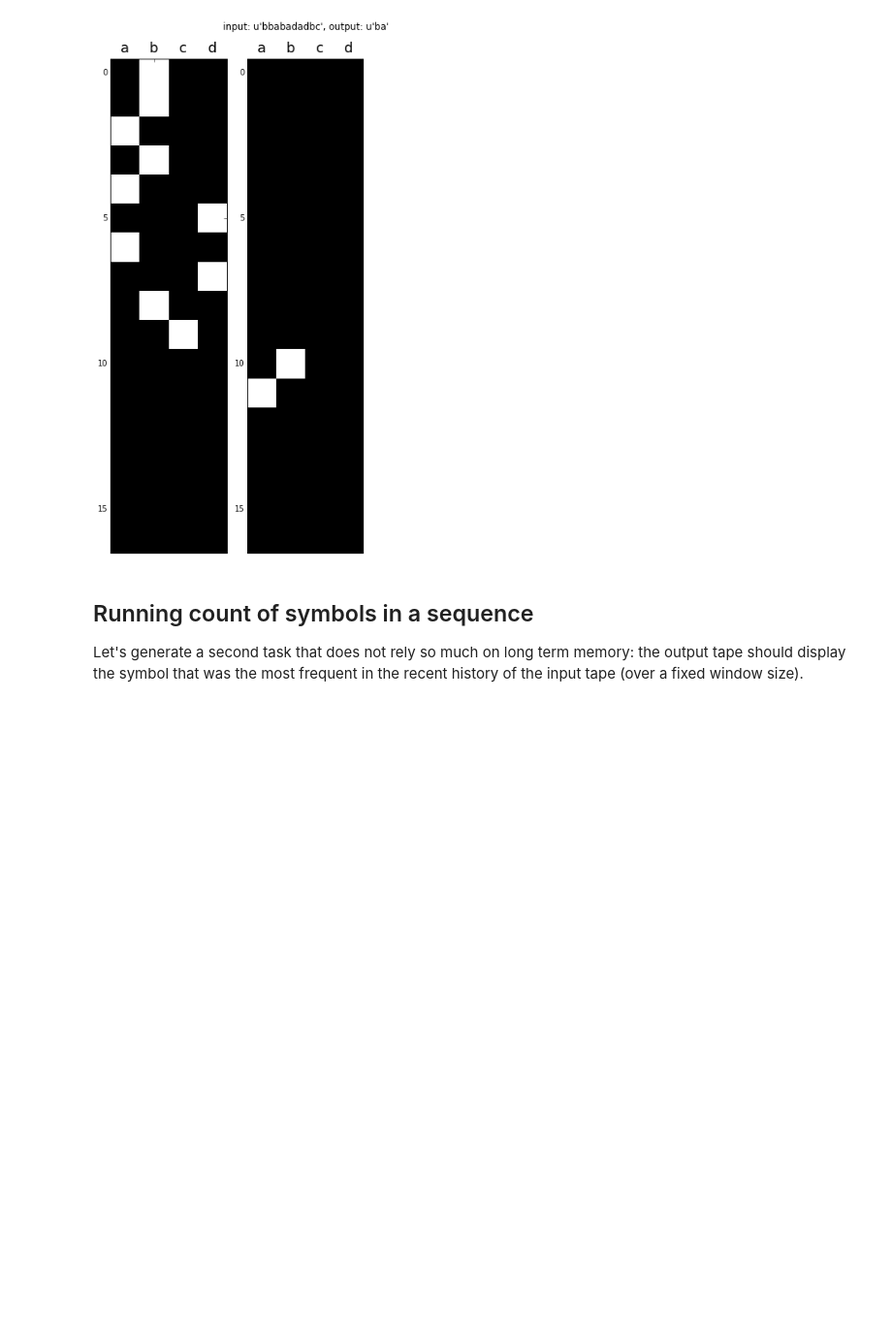
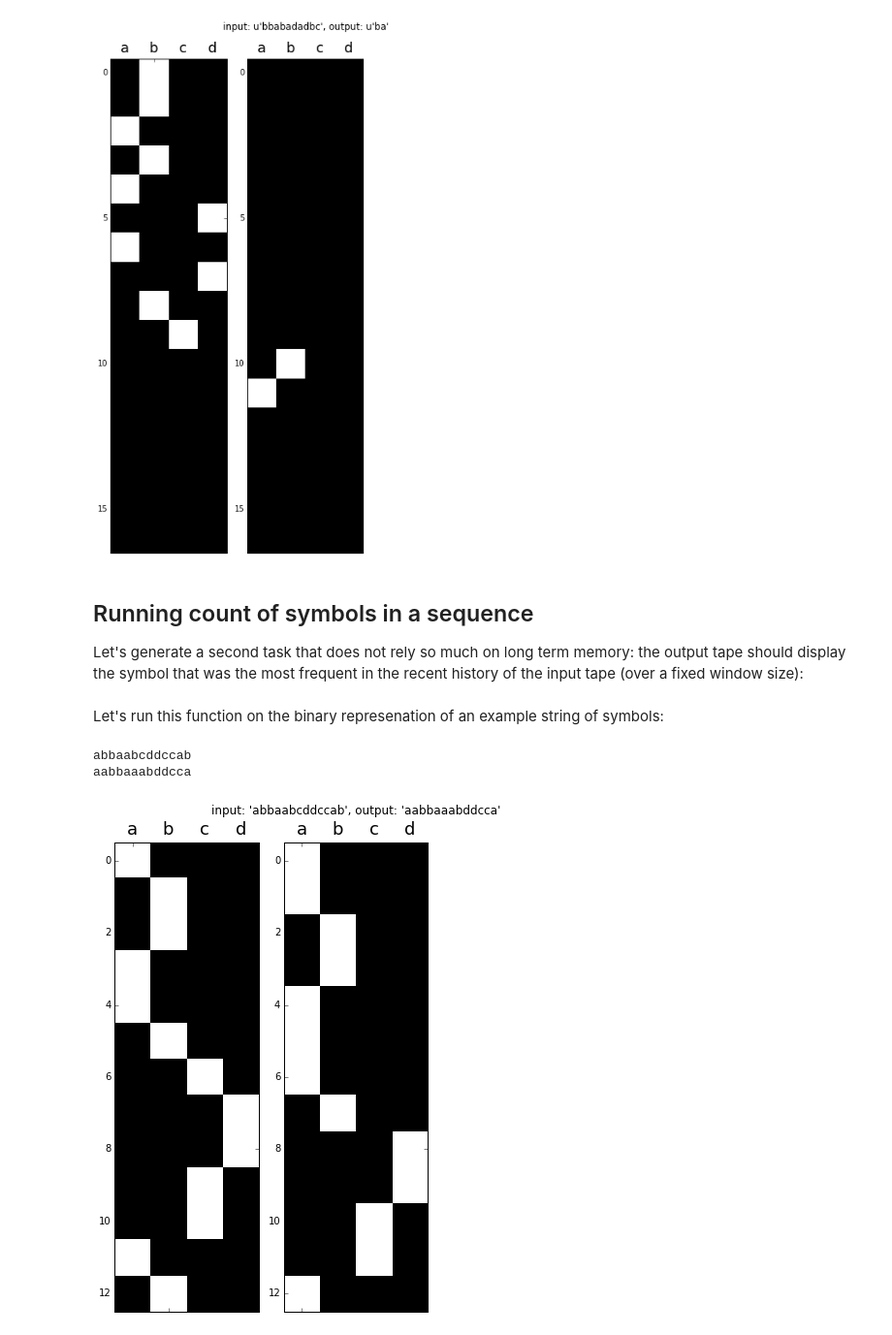
Before and after one commit to deeplearningparis/dl-rnn, a Jupyter notebook: Sequence_Memory_Task.ipynb, the cells around one changed output. Shown: that part at 97% size. Drawn from its saved outputs; the diff is of its cells as text; code cells hidden in the pictures; blank space fills up the shorter version.

Commit message:
New dataset: running max

```diff
--- a/Sequence_Memory_Task.ipynb
+++ b/Sequence_Memory_Task.ipynb
@@ -283,4 +287,31 @@ plot_parallel_tapes(X_short_train[i], Y_short_train[i],
 # %% [markdown]
 ## Running count of symbols in a sequence
 
-Let's generate a second task that does not rely so much on long term memory: the output tape should display the symbol that was the most frequent in the recent history of the input tape (over a fixed window size).
+Let's generate a second task that does not rely so much on long term memory: the output tape should display the symbol that was the most frequent in the recent history of the input tape (over a fixed window size):
+# %%
+def running_max(encoded_input, window_size=3):
+    encoded_output = np.zeros_like(encoded_input)
+    for t in range(encoded_input.shape[0]):
+        window = encoded_input[t - window_size + 1 :t + 1]
+        frequencies = window.sum(axis=0)
+        winner = frequencies.argmax()
+        encoded_output[t, winner] = 1.
+    return encoded_output
+# %% [markdown]
+Let's run this function on the binary represenation of an example string of symbols:
+# %%
+input_sequence = 'abbaabcddccab'
+input_data = symbols_to_binarray(input_sequence)
+# %%
+output_data = running_max(input_data)
+output_sequence = binarray_to_symbols(output_data)
+print(input_sequence)
+print(output_sequence)
+# %% [output]
+abbaabcddccab
+aabbaaabddcca
+# %%
+plot_parallel_tapes(input_data, output_data,
+                    input_sequence, output_sequence)
+# %% [output]
+[figure, added]
```
Also changed, not shown: parts of 5 cells of this notebook, 18 other files.
